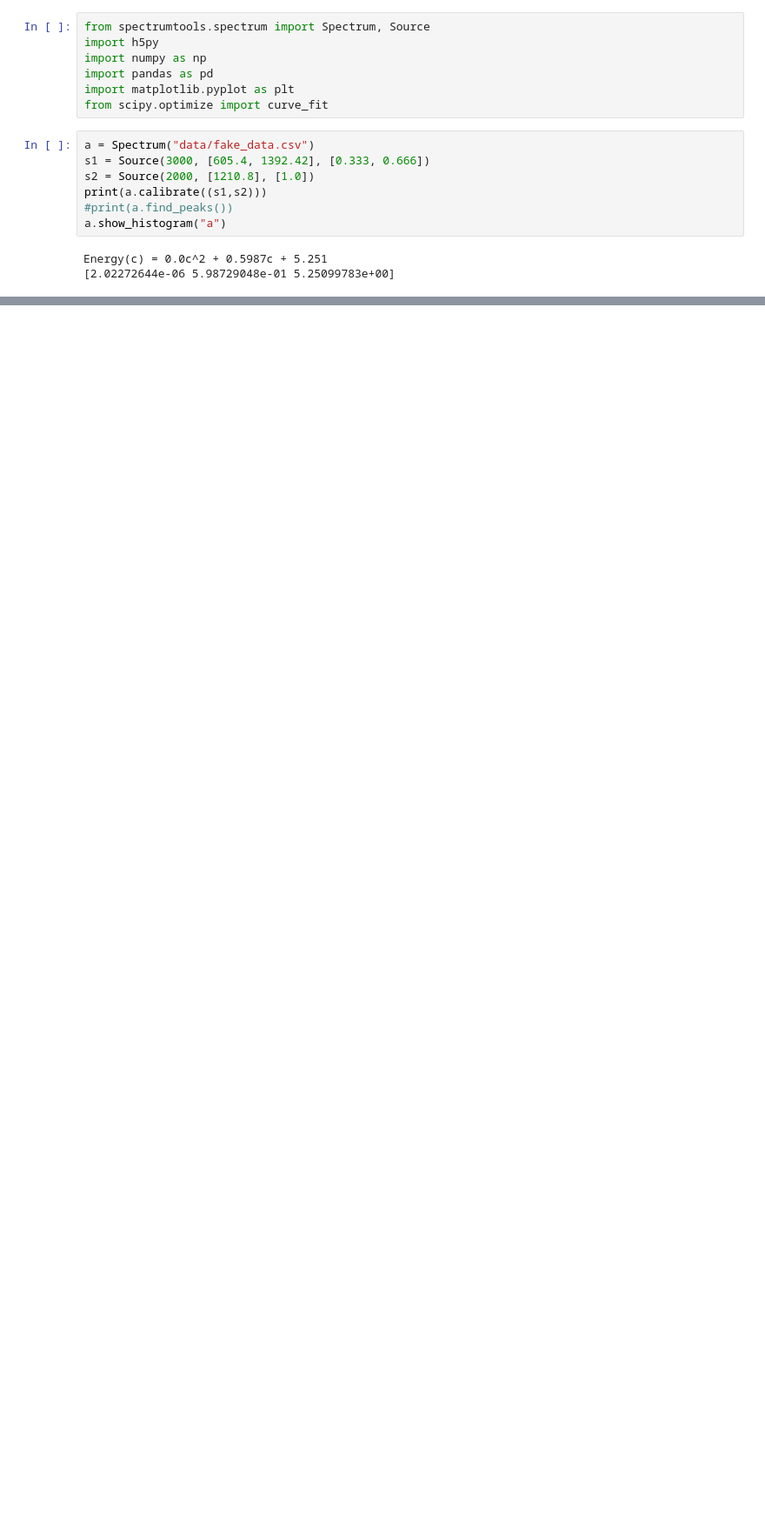
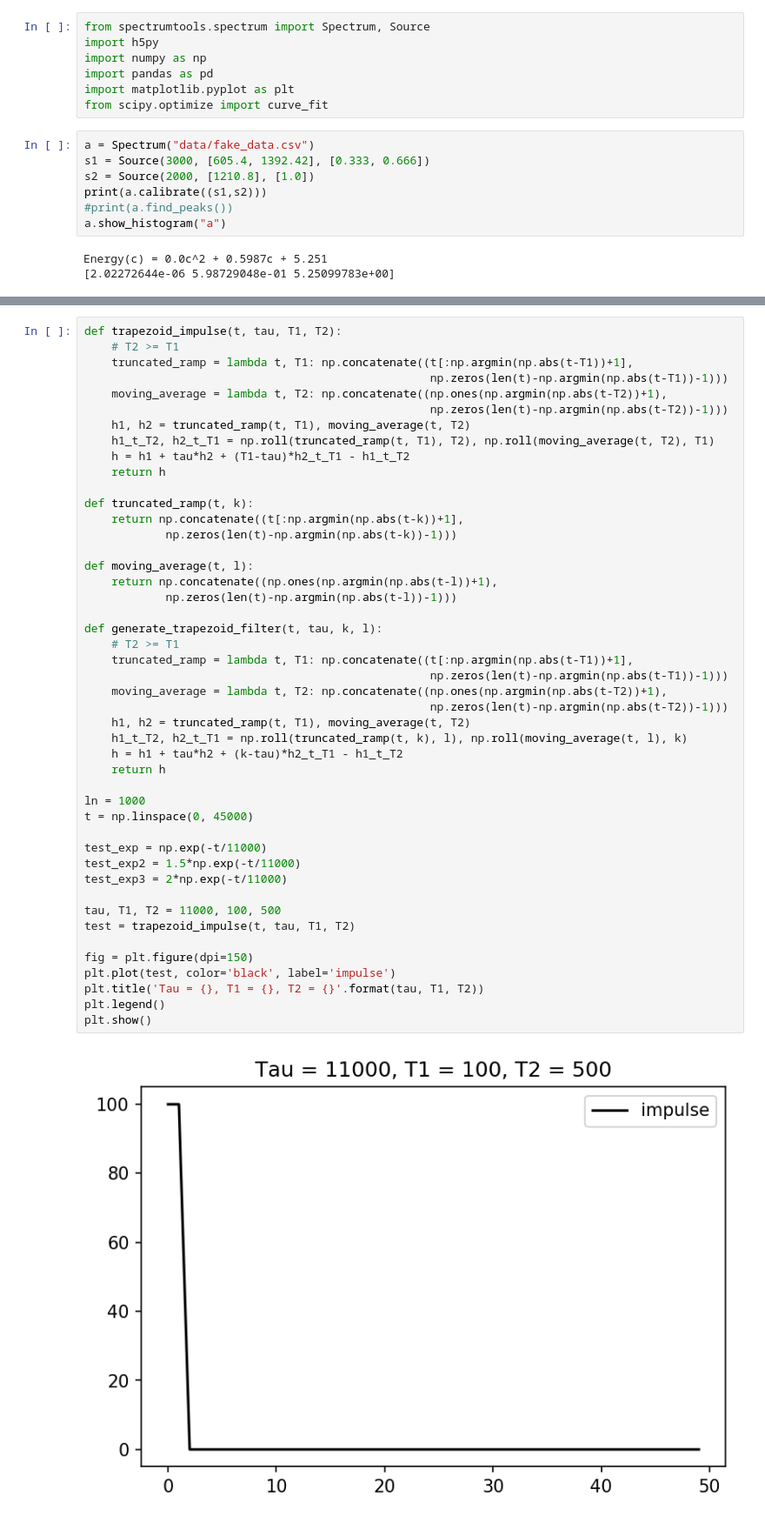
Before and after one commit to iankolaja/ne204lib, a Jupyter notebook: lab1.ipynb, the cells around one changed output, grey strips where cells are left out. Shown at 87% size. Drawn from its saved outputs; the diff is of its cells as text; blank space fills up the shorter version.

```diff
--- a/lab1.ipynb
+++ b/lab1.ipynb
@@ -92,0 +168,48 @@ find_amplitude(raw_data0[1])
+# %%
+def trapezoid_impulse(t, tau, T1, T2):
+    # T2 >= T1
+    truncated_ramp = lambda t, T1: np.concatenate((t[:np.argmin(np.abs(t-T1))+1],
+                                                   np.zeros(len(t)-np.argmin(np.abs(t-T1))-1)))
+    moving_average = lambda t, T2: np.concatenate((np.ones(np.argmin(np.abs(t-T2))+1),
+                                                   np.zeros(len(t)-np.argmin(np.abs(t-T2))-1)))
+    h1, h2 = truncated_ramp(t, T1), moving_average(t, T2)
+    h1_t_T2, h2_t_T1 = np.roll(truncated_ramp(t, T1), T2), np.roll(moving_average(t, T2), T1)
+    h = h1 + tau*h2 + (T1-tau)*h2_t_T1 - h1_t_T2
+    return h
+
+def truncated_ramp(t, k):
+    return np.concatenate((t[:np.argmin(np.abs(t-k))+1],
+            np.zeros(len(t)-np.argmin(np.abs(t-k))-1)))
+
+def moving_average(t, l):
+    return np.concatenate((np.ones(np.argmin(np.abs(t-l))+1),
+            np.zeros(len(t)-np.argmin(np.abs(t-l))-1)))
+
+def generate_trapezoid_filter(t, tau, k, l):
+    # T2 >= T1
+    truncated_ramp = lambda t, T1: np.concatenate((t[:np.argmin(np.abs(t-T1))+1],
+                                                   np.zeros(len(t)-np.argmin(np.abs(t-T1))-1)))
+    moving_average = lambda t, T2: np.concatenate((np.ones(np.argmin(np.abs(t-T2))+1),
+                                                   np.zeros(len(t)-np.argmin(np.abs(t-T2))-1)))
+    h1, h2 = truncated_ramp(t, T1), moving_average(t, T2)
+    h1_t_T2, h2_t_T1 = np.roll(truncated_ramp(t, k), l), np.roll(moving_average(t, l), k)
+    h = h1 + tau*h2 + (k-tau)*h2_t_T1 - h1_t_T2
+    return h
+
+ln = 1000
+t = np.linspace(0, 45000)
+
+test_exp = np.exp(-t/11000)
+test_exp2 = 1.5*np.exp(-t/11000)
+test_exp3 = 2*np.exp(-t/11000)
+
+tau, T1, T2 = 11000, 100, 500
+test = trapezoid_impulse(t, tau, T1, T2)
+
+fig = plt.figure(dpi=150)
+plt.plot(test, color='black', label='impulse')
+plt.title('Tau = {}, T1 = {}, T2 = {}'.format(tau, T1, T2))
+plt.legend()
+plt.show()
+# %% [output]
+[figure, added]
```
Also changed, not shown: parts of 7 cells of this notebook.
